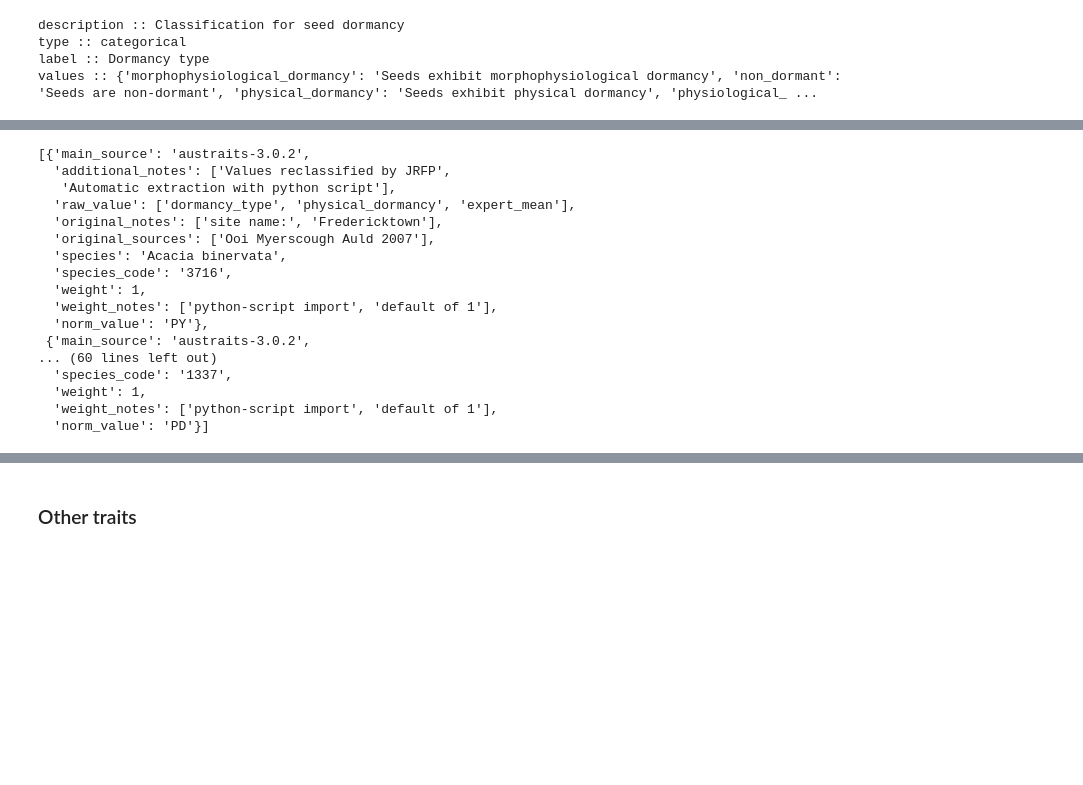
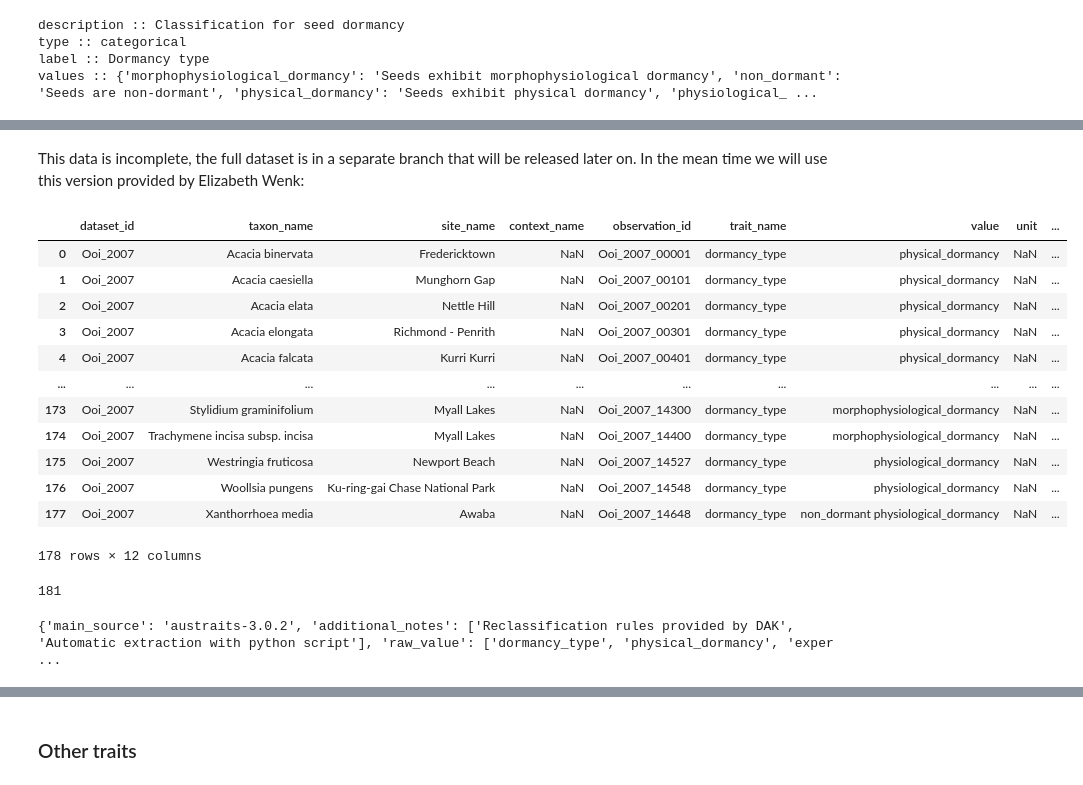
Before and after one commit to ces-unsw-edu-au/fireveg-db-imports, a Jupyter notebook: python/Import-austraits/Read-categorical-traits-from-Austraits-data.ipynb, the cells around one changed output, grey strips where cells are left out. Cells and saved outputs as stored; diff of their text form; code cells hidden in the pictures; blank space fills up the shorter version.

```diff
--- a/python/Literature-review/Read-categorical-traits-from-Austraits-data.ipynb
+++ b/python/Import-austraits/Read-categorical-traits-from-Austraits-data.ipynb
@@ -247,7 +247,28 @@ ATtraits[ss]
+# %% [markdown]
+This data is incomplete, the full dataset is in a separate branch that will be released later on.
+In the mean time we will use this version provided by Elizabeth Wenk:
+# %%
+dormancy = pd.read_csv(repodir/'data/austraits/dormancy_type data from Austraits.csv')
+# %%
+dormancy
+# %% [output]
+|  | dataset_id | taxon_name | site_name | context_name | observation_id | trait_name | value | unit | ... |
+| 0 | Ooi_2007 | Acacia binervata | Fredericktown | NaN | Ooi_2007_00001 | dormancy_type | physical_dormancy | NaN | ... |
+| 1 | Ooi_2007 | Acacia caesiella | Munghorn Gap | NaN | Ooi_2007_00101 | dormancy_type | physical_dormancy | NaN | ... |
+| 2 | Ooi_2007 | Acacia elata | Nettle Hill | NaN | Ooi_2007_00201 | dormancy_type | physical_dormancy | NaN | ... |
+| 3 | Ooi_2007 | Acacia elongata | Richmond - Penrith | NaN | Ooi_2007_00301 | dormancy_type | physical_dormancy | NaN | ... |
+| 4 | Ooi_2007 | Acacia falcata | Kurri Kurri | NaN | Ooi_2007_00401 | dormancy_type | physical_dormancy | NaN | ... |
+| ... | ... | ... | ... | ... | ... | ... | ... | ... | ... |
+| 173 | Ooi_2007 | Stylidium graminifolium | Myall Lakes | NaN | Ooi_2007_14300 | dormancy_type | morphophysiological_dormancy | NaN | ... |
+| 174 | Ooi_2007 | Trachymene incisa subsp. incisa | Myall Lakes | NaN | Ooi_2007_14400 | dormancy_type | morphophysiological_dormancy | NaN | ... |
+| 175 | Ooi_2007 | Westringia fruticosa | Newport Beach | NaN | Ooi_2007_14527 | dormancy_type | physiological_dormancy | NaN | ... |
+| 176 | Ooi_2007 | Woollsia pungens | Ku-ring-gai Chase National Park | NaN | Ooi_2007_14548 | dormancy_type | physiological_dormancy | NaN | ... |
+| 177 | Ooi_2007 | Xanthorrhoea media | Awaba | NaN | Ooi_2007_14648 | dormancy_type | non_dormant physiological_dormancy | NaN | ... |
+178 rows × 12 columns
 # %%
-ATtraits.fillna("nan",inplace=True)
-target = ATtraits[ss]
-
+dormancy.fillna("nan",inplace=True)
+#target = ATtraits[ss]
+target=dormancy
 switcher={
         "non_dormant": "ND",
         'physiological_dormancy': "PD",
@@ -264,25 +285,14 @@ for idx, row in target.iterrows():
     if refid not in reflist:
         reflist.append(refid)
     records.extend(record)
-records
+
+len(records)
 # %% [output]
-[{'main_source': 'austraits-3.0.2',
-  'additional_notes': ['Values reclassified by JRFP',
-   'Automatic extraction with python script'],
-  'raw_value': ['dormancy_type', 'physical_dormancy', 'expert_mean'],
-  'original_notes': ['site name:', 'Fredericktown'],
-  'original_sources': ['Ooi Myerscough Auld 2007'],
-  'species': 'Acacia binervata',
-  'species_code': '3716',
-  'weight': 1,
-  'weight_notes': ['python-script import', 'default of 1'],
-  'norm_value': 'PY'},
- {'main_source': 'austraits-3.0.2',
-... (60 lines left out)
-  'species_code': '1337',
-  'weight': 1,
-  'weight_notes': ['python-script import', 'default of 1'],
-  'norm_value': 'PD'}]
+181
+# %%
+print(records[10])
+# %% [output]
+{'main_source': 'austraits-3.0.2', 'additional_notes': ['Reclassification rules provided by DAK', 'Automatic extraction with python script'], 'raw_value': ['dormancy_type', 'physical_dormancy', 'exper ...
 # %%
 from configparser import ConfigParser
 import psycopg2
```
Also changed, not shown: parts of 2 cells of this notebook.
